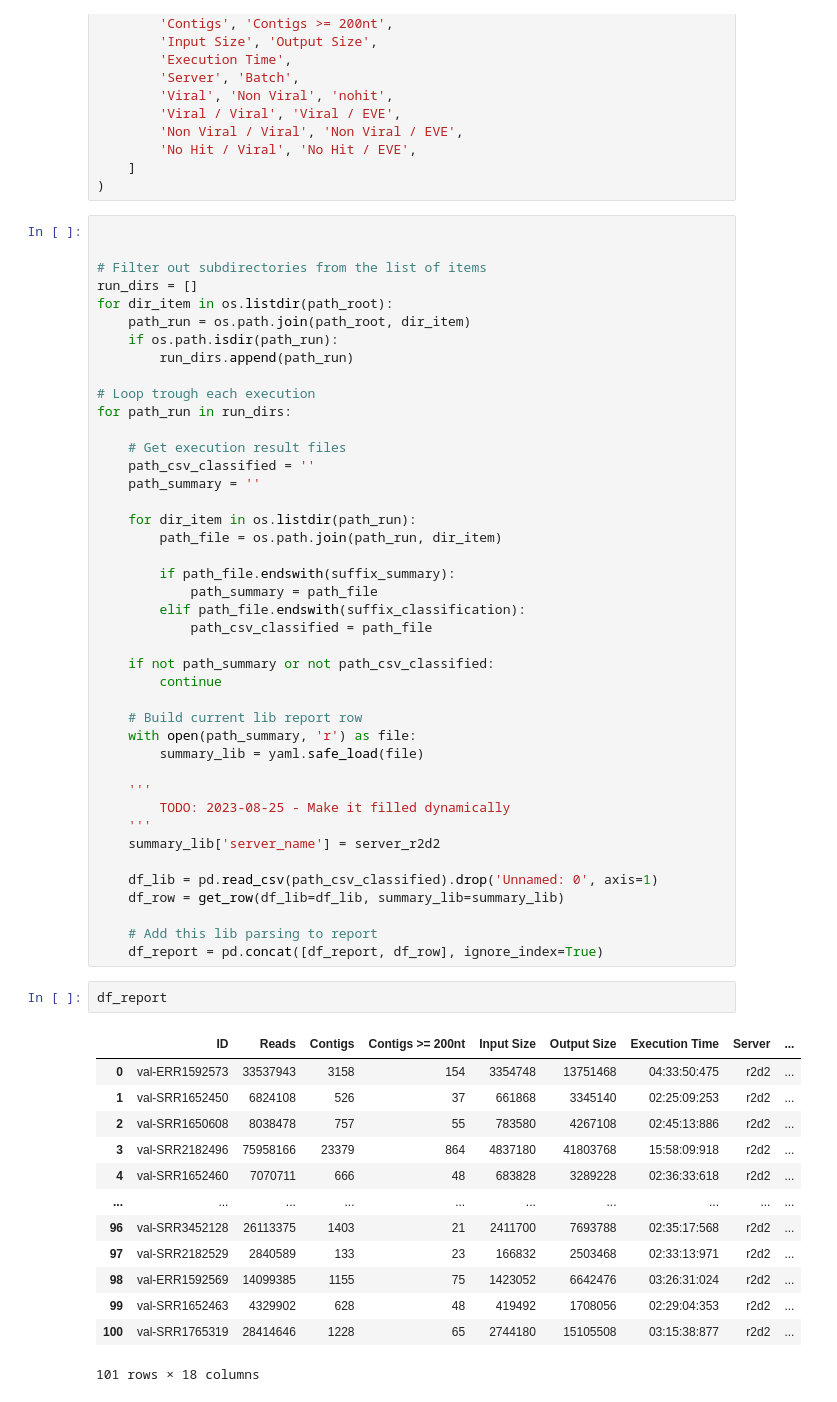
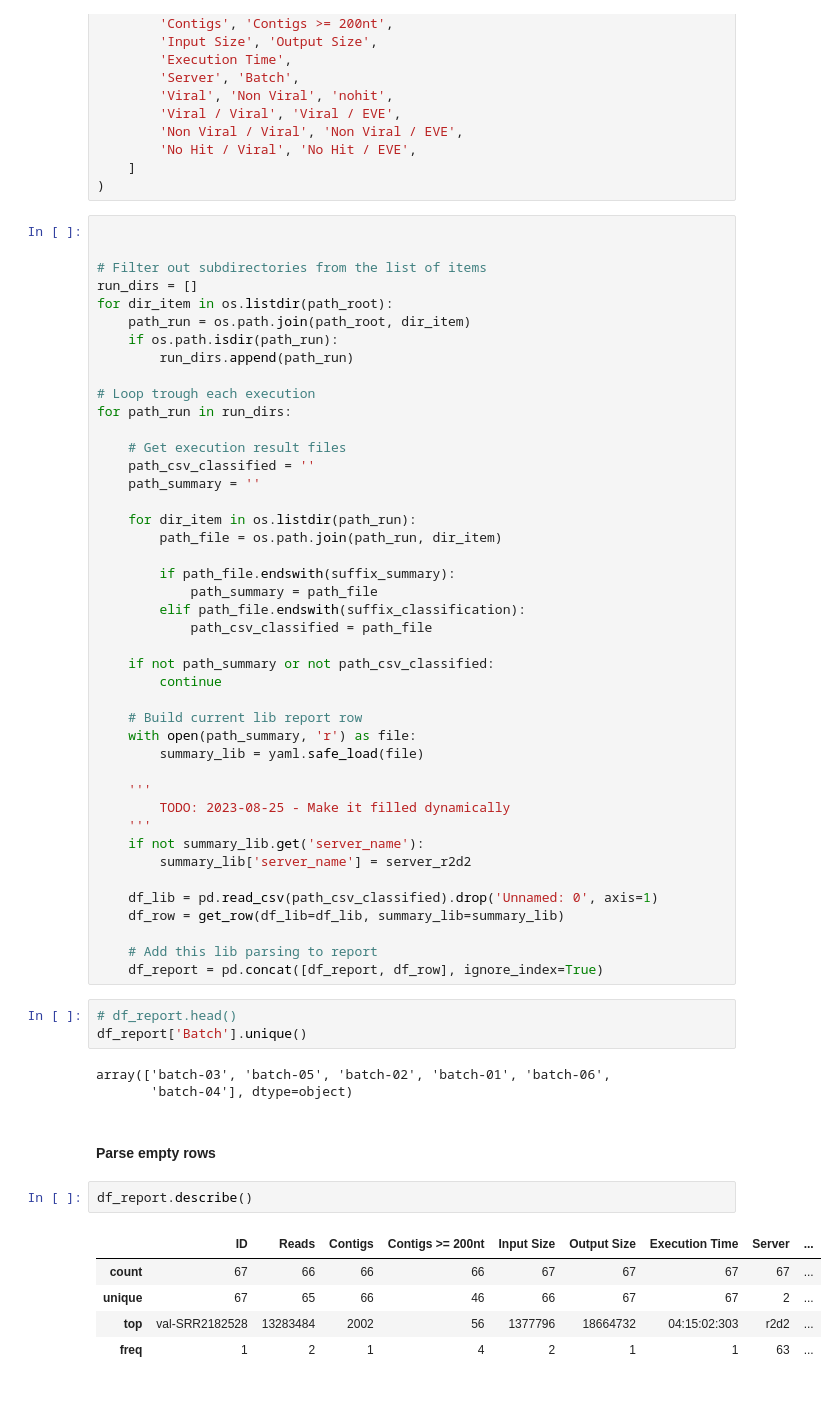
Before and after one commit to JPbio/small_RNA_MetaVir, a Jupyter notebook: src/ml/virus-eves/nb_batch_summaries.ipynb, the cells around one changed output. Cells and saved outputs as stored; diff of their text form.

Commit message:
feat: build executions summary .csv

```diff
--- a/src/ml/virus-eves/nb_batch_summaries.ipynb
+++ b/src/ml/virus-eves/nb_batch_summaries.ipynb
@@ -204,26 +205,27 @@ for path_run in run_dirs:
     '''
         TODO: 2023-08-25 - Make it filled dynamically
     '''
-    summary_lib['server_name'] = server_r2d2
+    if not summary_lib.get('server_name'):
+        summary_lib['server_name'] = server_r2d2
 
     df_lib = pd.read_csv(path_csv_classified).drop('Unnamed: 0', axis=1)
     df_row = get_row(df_lib=df_lib, summary_lib=summary_lib)
 
     # Add this lib parsing to report
     df_report = pd.concat([df_report, df_row], ignore_index=True)
+# %%
+# df_report.head()
+df_report['Batch'].unique()
+# %% [output]
+array(['batch-03', 'batch-05', 'batch-02', 'batch-01', 'batch-06',
+       'batch-04'], dtype=object)
+# %% [markdown]
+#### Parse empty rows
 # %%
-df_report
+df_report.describe()
 # %% [output]
 |  | ID | Reads | Contigs | Contigs >= 200nt | Input Size | Output Size | Execution Time | Server | ... |
-| 0 | val-ERR1592573 | 33537943 | 3158 | 154 | 3354748 | 13751468 | 04:33:50:475 | r2d2 | ... |
-| 1 | val-SRR1652450 | 6824108 | 526 | 37 | 661868 | 3345140 | 02:25:09:253 | r2d2 | ... |
-| 2 | val-SRR1650608 | 8038478 | 757 | 55 | 783580 | 4267108 | 02:45:13:886 | r2d2 | ... |
-| 3 | val-SRR2182496 | 75958166 | 23379 | 864 | 4837180 | 41803768 | 15:58:09:918 | r2d2 | ... |
-| 4 | val-SRR1652460 | 7070711 | 666 | 48 | 683828 | 3289228 | 02:36:33:618 | r2d2 | ... |
-| ... | ... | ... | ... | ... | ... | ... | ... | ... | ... |
-| 96 | val-SRR3452128 | 26113375 | 1403 | 21 | 2411700 | 7693788 | 02:35:17:568 | r2d2 | ... |
-| 97 | val-SRR2182529 | 2840589 | 133 | 23 | 166832 | 2503468 | 02:33:13:971 | r2d2 | ... |
-| 98 | val-ERR1592569 | 14099385 | 1155 | 75 | 1423052 | 6642476 | 03:26:31:024 | r2d2 | ... |
-| 99 | val-SRR1652463 | 4329902 | 628 | 48 | 419492 | 1708056 | 02:29:04:353 | r2d2 | ... |
-| 100 | val-SRR1765319 | 28414646 | 1228 | 65 | 2744180 | 15105508 | 03:15:38:877 | r2d2 | ... |
+| count | 67 | 66 | 66 | 66 | 67 | 67 | 67 | 67 | ... |
+| unique | 67 | 65 | 66 | 46 | 66 | 67 | 67 | 2 | ... |
+| top | val-SRR2182528 | 13283484 | 2002 | 56 | 1377796 | 18664732 | 04:15:02:303 | r2d2 | ... |
+| freq | 1 | 2 | 1 | 4 | 2 | 1 | 1 | 63 | ... |
-101 rows × 18 columns
```
Also changed, not shown: parts of 10 cells of this notebook, 1 other file.
